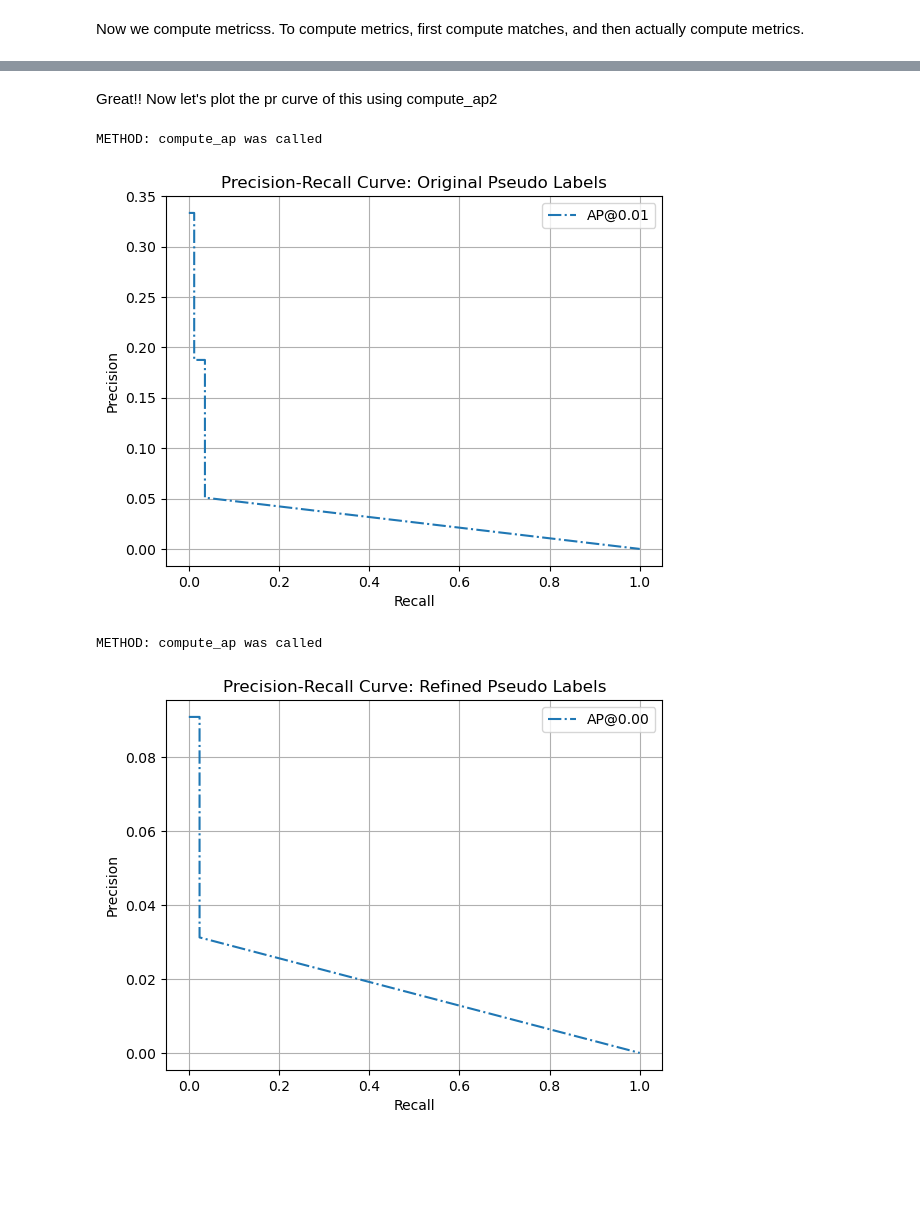
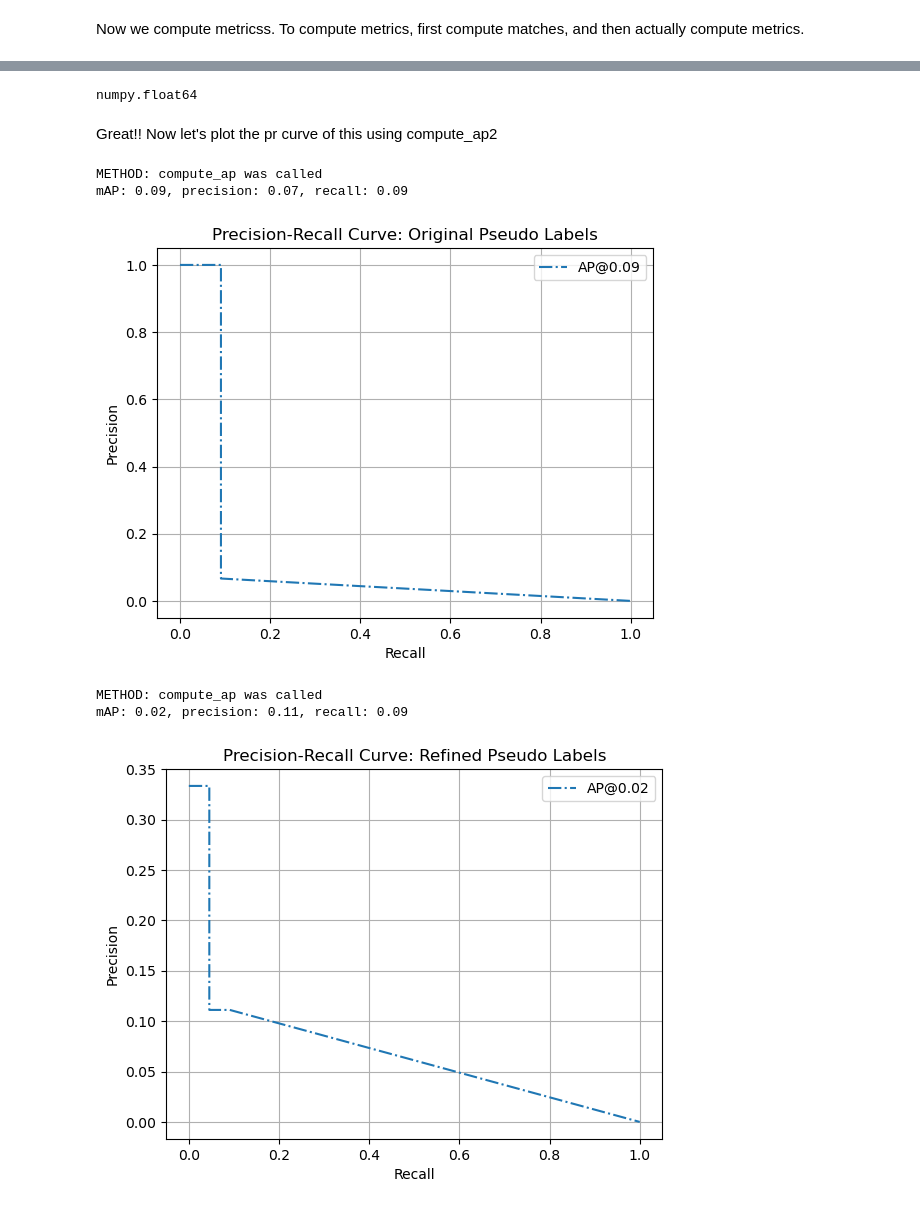
Before and after one commit to ravi0131/pseudo-labels, a Jupyter notebook: notebooks_experi/eval_experi_only_stats.ipynb, the cells around one changed output, grey strips where cells are left out. Drawn from its saved outputs; the diff is of its cells as text; code cells hidden in the pictures; blank space fills up the shorter version.

```diff
--- a/notebooks_experi/eval_experi_only_stats.ipynb
+++ b/notebooks_experi/eval_experi_only_stats.ipynb
@@ -280,6 +280,36 @@ def compute_matches(gt_boxes: np.ndarray, #label_list
 
     return gt_match, pred_match, overlaps
 
+def reorder_by_iou(pred_match: np.ndarray, overlaps: np.ndarray) -> np.ndarray:
+    """
+    Reorders pred_match array such that predictions are sorted by descending IoU.
+
+    Args:
+        pred_match: 1-D array. For each predicted box, it has the index of
+                    the matched ground truth box (-1 if unmatched).
+        overlaps: 2-D array. IoU values between predicted and ground truth boxes.
+
+    Returns:
+        reordered_pred_match: 1-D array. Reordered pred_match.
+    """
+    # Initialize an array to store IoU values
+    iou_values = np.zeros(len(pred_match))
+
+    # Loop through each prediction
+    for i in range(len(pred_match)):
+        if pred_match[i] > -1:  # If the prediction is matched
+            iou_values[i] = overlaps[i, int(pred_match[i])]
+        else:  # If the prediction is unmatched
+            iou_values[i] = 0
+
+    # Sort indices by descending IoU
+    sorted_indices = np.argsort(iou_values)[::-1]
+
+    # Reorder pred_match based on the sorted indices
+    reordered_pred_match = pred_match[sorted_indices]
+
+    return reordered_pred_match
+
 def compute_ap(pred_match: np.ndarray, num_gt: int, num_pred: int):
     """ Compute Average Precision at a set IoU threshold (default 0.5).
 
@@ -361,7 +391,8 @@ refined_psuedo_labels_corners = bboxes_df_to_numpy_corners(refined_psuedo_labels
 # %% [markdown]
 Now we compute metricss. To compute metrics, first compute matches, and then actually compute metrics.
 # %%
-gt_match, pseudo_label_matches, overlaps = compute_matches(gt_corners, pseudo_labels_corners)
+_ , pseudo_label_matches, overlaps_pl = compute_matches(gt_corners, pseudo_labels_corners)
+
 gt_length = len(gt_corners)
 pseudo_label_length = len(pseudo_labels_corners)
 compute_ap(pseudo_label_matches, gt_length, pseudo_label_length)
@@ -377,0 +409,3 @@ compute_ap(refined_pseudo_label_matches, gt_length, refined_ps_len)
+# %%
+pseudo_label_matches = reorder_by_iou(pseudo_label_matches, overlaps_pl)
+mAP, precisions, recalls, precision, recall =compute_ap2(pseudo_label_matches,gt_length, pseudo_label_length)
@@ -378,3 +430,7 @@ compute_ap(refined_pseudo_label_matches, gt_length, refined_ps_len)
+# %%
+type(results_df["recall"].values[0])
+# %% [output]
+numpy.float64
 # %% [markdown]
 Great!! Now let's plot the pr curve of this using compute_ap2
 # %%
@@ -402,16 +458,21 @@ def plot_pr_curve_in_notebook(precisions, recalls, legend, name='PRCurve'):
 # legend = f"AP@{mAP:.2f}"
 # plot_pr_curve_in_notebook(precisions, recalls, legend)
 # %%
-ps_original = compute_ap2(pseudo_label_matches, gt_length, pseudo_label_length)
+pl_original = compute_ap2(pseudo_label_matches, gt_length, pseudo_label_length)
 
-plot_pr_curve_in_notebook(ps_original[1], ps_original[2], f"AP@{ps_original[0]:.2f}", "Original Pseudo Labels")
+print(f"mAP: {pl_original[0]:.2f}, precision: {pl_original[3]:.2f}, recall: {pl_original[4]:.2f}")
+plot_pr_curve_in_notebook(pl_original[1], pl_original[2], f"AP@{pl_original[0]:.2f}", "Original Pseudo Labels")
 # %% [output]
 METHOD: compute_ap was called
+mAP: 0.09, precision: 0.07, recall: 0.09
-[figure, old version]
+[figure, new version]
 # %%
-ps_refined = compute_ap2(refined_pseudo_label_matches, gt_length, refined_ps_len)
+refined_pl_matches = reorder_by_iou(refined_pl_matches, overlaps_refined_pl)
+pl_refined = compute_ap2(refined_pl_matches, gt_length, refined_ps_len)
 
-plot_pr_curve_in_notebook(ps_refined[1], ps_refined[2], f"AP@{ps_refined[0]:.2f}", "Refined Pseudo Labels")
+print(f"mAP: {pl_refined[0]:.2f}, precision: {pl_refined[3]:.2f}, recall: {pl_refined[4]:.2f}")
+plot_pr_curve_in_notebook(pl_refined[1], pl_refined[2], f"AP@{pl_refined[0]:.2f}", "Refined Pseudo Labels")
 # %% [output]
 METHOD: compute_ap was called
+mAP: 0.02, precision: 0.11, recall: 0.09
-[figure, old version]
+[figure, new version]
```
Also changed, not shown: parts of 8 cells of this notebook, 10 other files.
